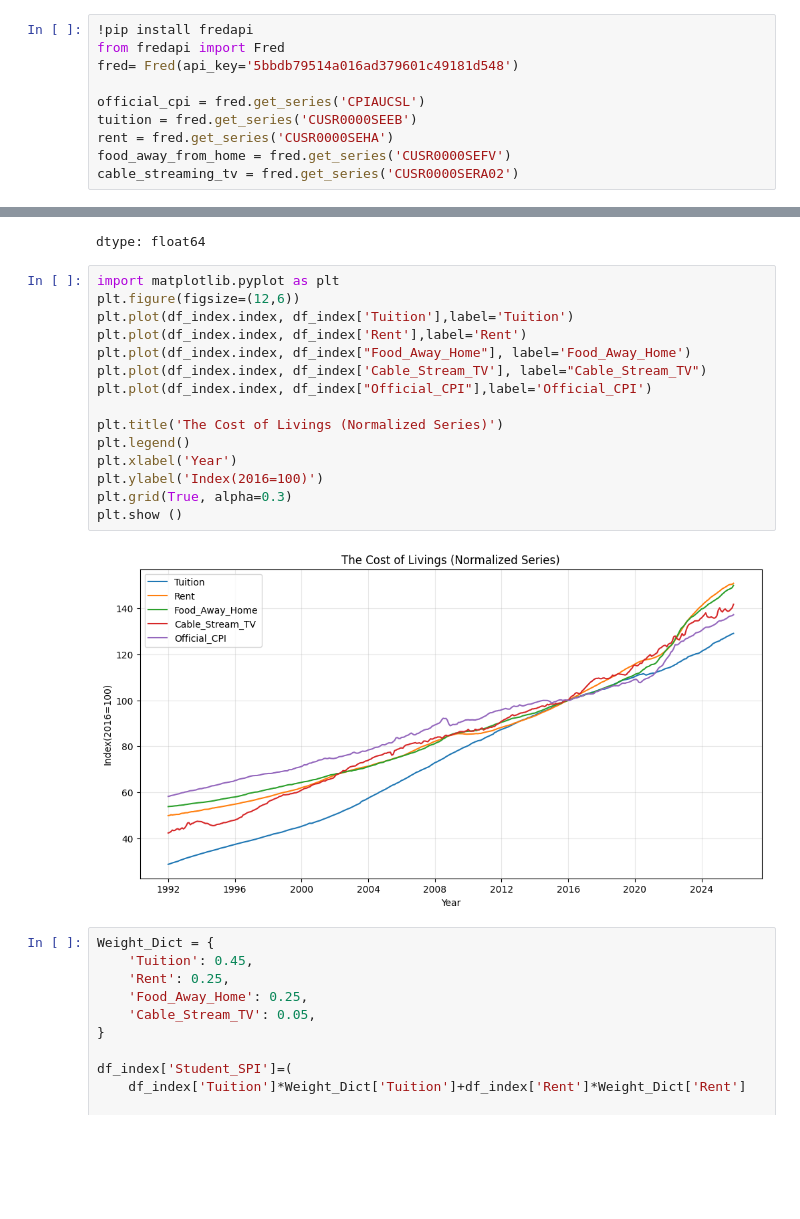
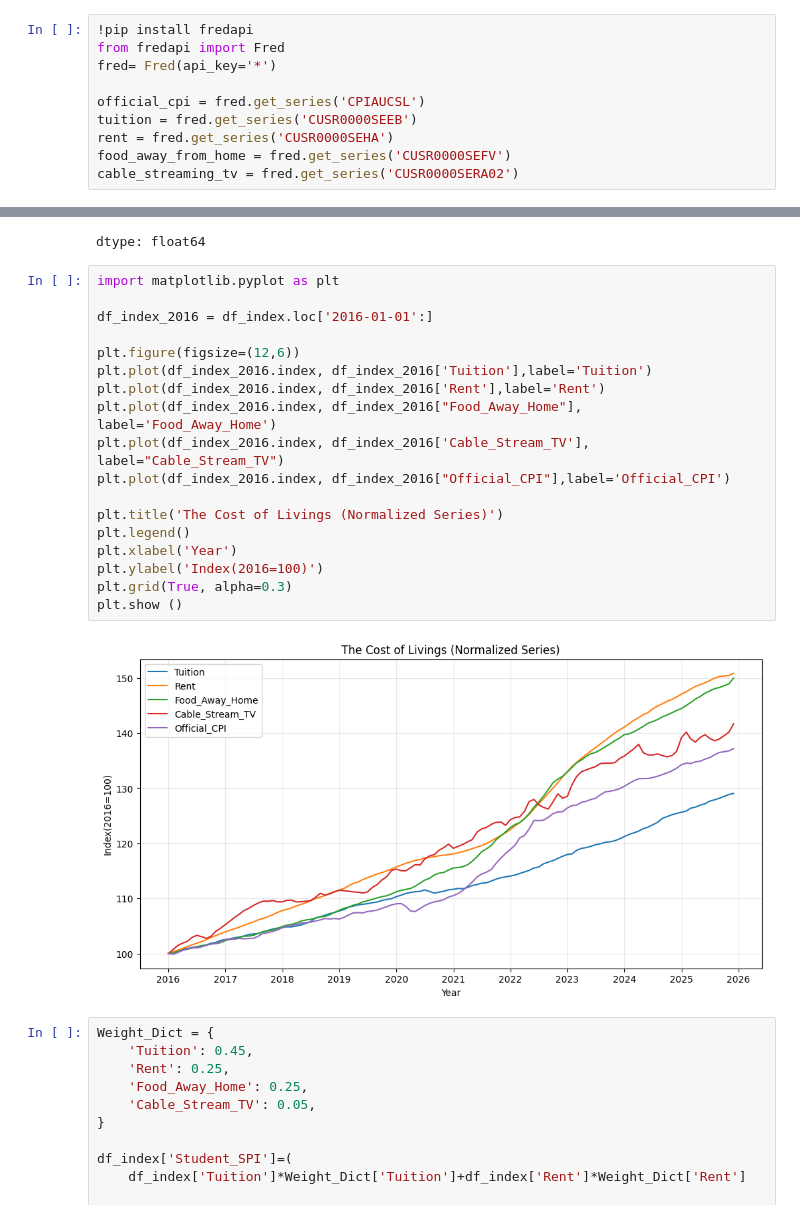
Before and after one commit to ZehanQin/ECON5200-Applied-Data-Analytics-in-Econ, a Jupyter notebook: Assignment 1/Econ_5200_Assignment_1_Zehan_Qin.ipynb, the cells around one changed output, grey strips where cells are left out. Cells and saved outputs as stored; diff of their text form; blank space fills up the shorter version.

```diff
--- a/Assignment 1/Econ_5200_Assignment_1_Zehan_Qin.ipynb
+++ b/Assignment 1/Econ_5200_Assignment_1_Zehan_Qin.ipynb
@@ -22,7 +22,7 @@ Spotify: 20.02% Inflation
 # %%
 !pip install fredapi
 from fredapi import Fred
-fred= Fred(api_key='5bbdb79514a016ad379601c49181d548')
+fred= Fred(api_key='*')
 
 official_cpi = fred.get_series('CPIAUCSL')
 tuition = fred.get_series('CUSR0000SEEB')
@@ -68,21 +64,24 @@ df_index.loc['2016-01-01']
 dtype: float64
 # %%
 import matplotlib.pyplot as plt
+
+df_index_2016 = df_index.loc['2016-01-01':]
+
 plt.figure(figsize=(12,6))
-plt.plot(df_index.index, df_index['Tuition'],label='Tuition')
-plt.plot(df_index.index, df_index['Rent'],label='Rent')
-plt.plot(df_index.index, df_index["Food_Away_Home"], label='Food_Away_Home')
-plt.plot(df_index.index, df_index['Cable_Stream_TV'], label="Cable_Stream_TV")
-plt.plot(df_index.index, df_index["Official_CPI"],label='Official_CPI')
+plt.plot(df_index_2016.index, df_index_2016['Tuition'],label='Tuition')
+plt.plot(df_index_2016.index, df_index_2016['Rent'],label='Rent')
+plt.plot(df_index_2016.index, df_index_2016["Food_Away_Home"], label='Food_Away_Home')
+plt.plot(df_index_2016.index, df_index_2016['Cable_Stream_TV'], label="Cable_Stream_TV")
+plt.plot(df_index_2016.index, df_index_2016["Official_CPI"],label='Official_CPI')
 
 plt.title('The Cost of Livings (Normalized Series)')
 plt.legend()
 plt.xlabel('Year')
 plt.ylabel('Index(2016=100)')
 plt.grid(True, alpha=0.3)
 plt.show ()
 # %% [output]
-[figure, old version]
+[figure, new version]
 # %%
 Weight_Dict = {
     'Tuition': 0.45,
```
Also changed, not shown: parts of 3 cells of this notebook.
